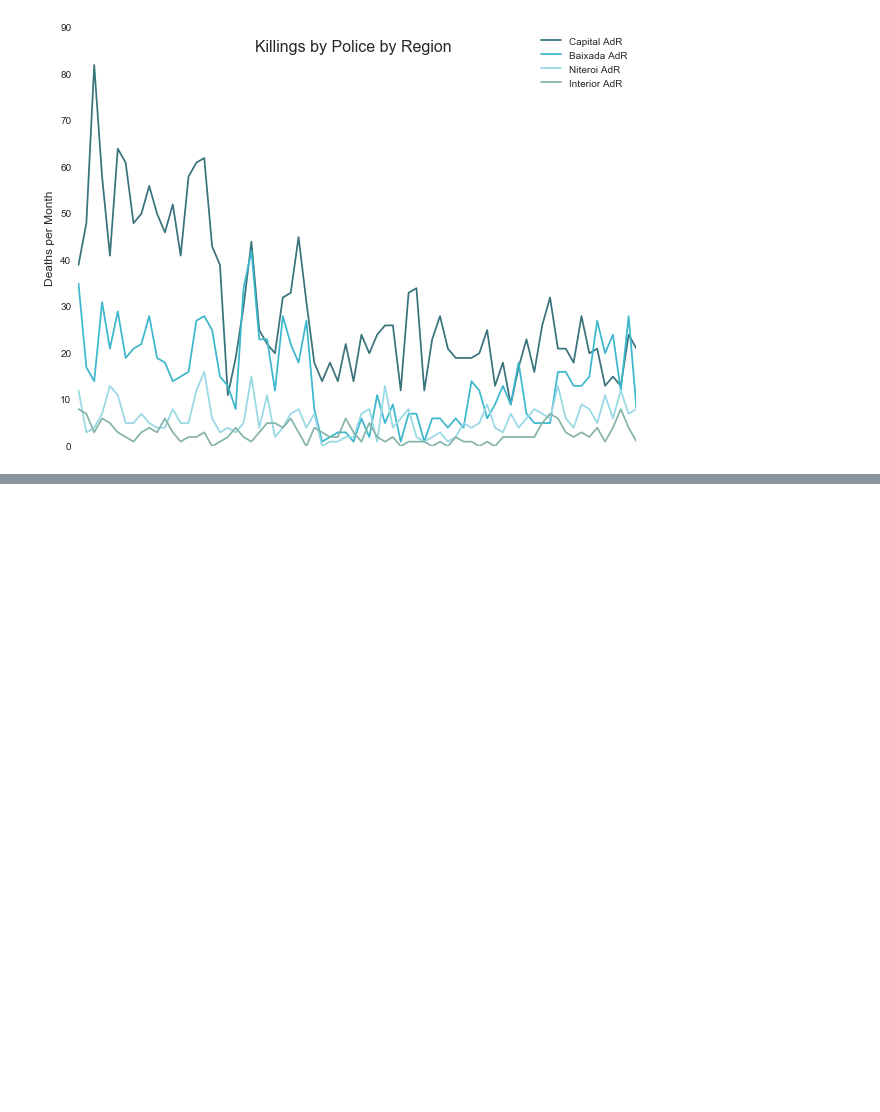
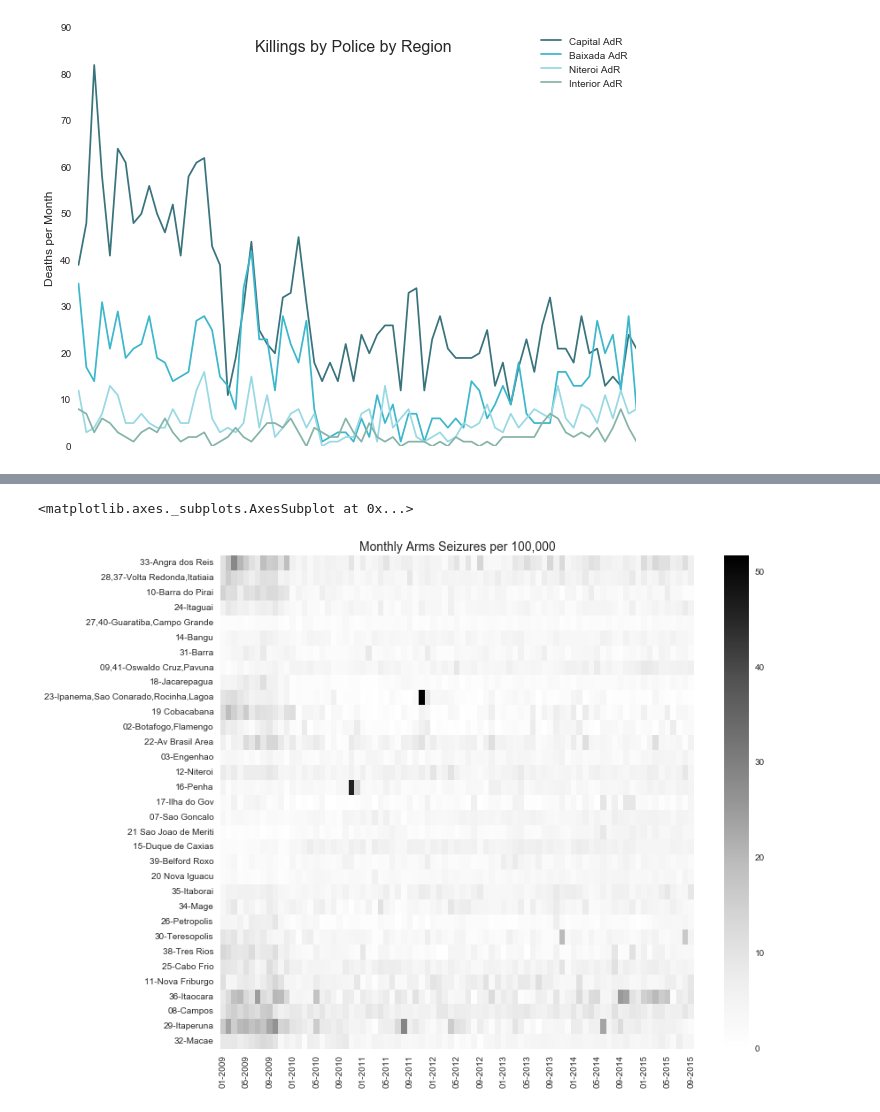
Before and after one commit to DrewForeman/rio-crime-migration, a Jupyter notebook: Rio_Crime_Data_Visualizations.ipynb, the cells around one changed output, grey strips where cells are left out. Saved outputs shown, nothing was run; the diff lists cells and outputs as text; code cells hidden in the pictures; blank space fills up the shorter version.

```diff
--- a/Rio_Crime_Data_Visualizations.ipynb
+++ b/Rio_Crime_Data_Visualizations.ipynb
@@ -260,0 +277,31 @@ sns.lmplot('Capital Drugs','Capital Arms',regional_data,fit_reg=False)
+# %%
+#builds the foundational arms dataframe
+
+arms_by_aisp = pd.read_csv('/Users/drewforeman/Documents/rioexp/opendirs_test/arms_by_aisp.csv',header=None)
+
+arms_by_aisp = arms_by_aisp.transpose()
+
+arms_by_aisp.columns = pd.date_range('20090101', periods=81, freq='M').strftime('%m-%Y')
+
+arms_by_aisp['AISP-Bairro']= neighborhood_index
+
+#Geo-index orders AISPs by distance from Zona Sul (Copacabana beach as reference pt), split by east and west
+arms_by_aisp['Geo-index']=[13,15,10,19,32,8,3,30,16,6,21,17,18,9,12,23,20,14,11,4,29,26,5,2,
+                            33,27,7,34,1,25,24,31,28,22]
+arms_by_aisp = arms_by_aisp.sort_values('Geo-index')
+
+#rearranging the columns
+cols = arms_by_aisp.columns.tolist()
+cols = cols[-2:] + cols[:-2]
+arms_by_aisp = arms_by_aisp[cols]
+arms_by_aisp = arms_by_aisp.drop(arms_by_aisp.index[9])
+# %%
+fig= plt.figure(figsize=(12,10))
+ax = fig.add_subplot(111)
+ax.set_title('Monthly Arms Seizures per 100,000',fontsize=14)
+
+sns.heatmap(ax=ax, data=arms_by_aisp.ix[:,2:],yticklabels= arms_by_aisp.ix[:,0],
+            xticklabels=4,cmap='Greys')
+# %% [output]
+<matplotlib.axes._subplots.AxesSubplot at 0x...>
+[figure, added]
```
Also changed, not shown: parts of 10 cells of this notebook, 1 other file.
